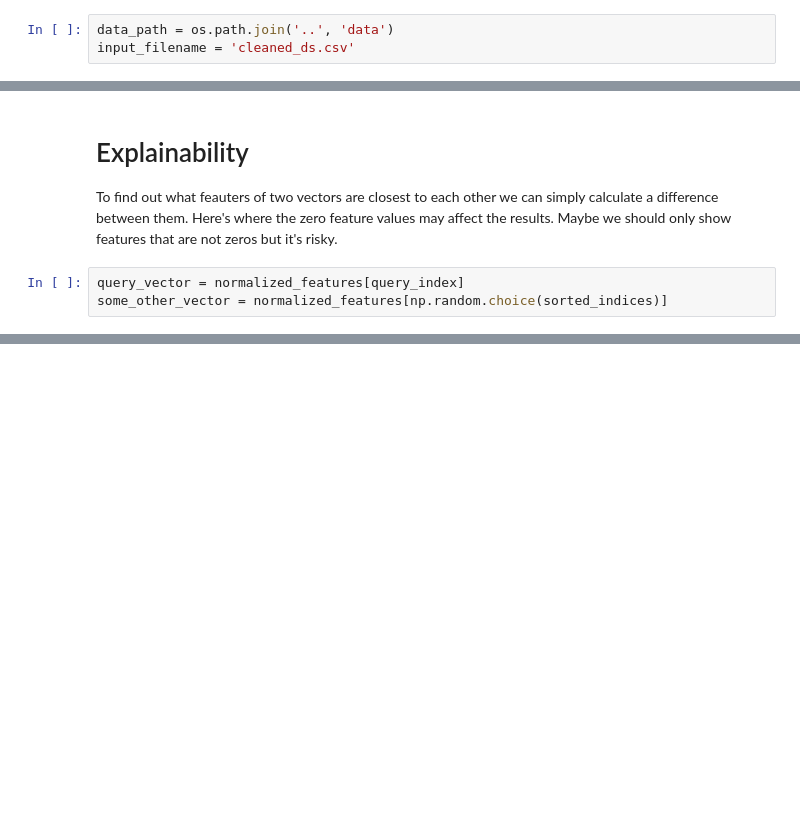
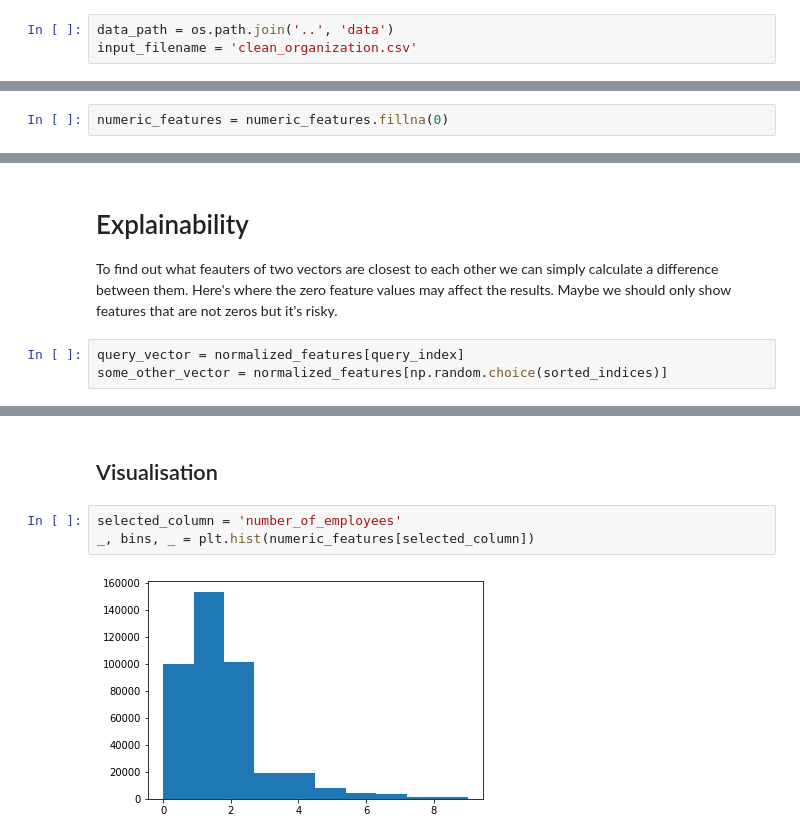
Before and after one commit to aslucki/recommender, a Jupyter notebook: notebooks/1_similarity_comparison.ipynb, the cells around one changed output, grey strips where cells are left out. Saved outputs shown, nothing was run; the diff lists cells and outputs as text; blank space fills up the shorter version.

Commit message:
adding some visualisations

```diff
--- a/notebooks/1_similarity_comparison.ipynb
+++ b/notebooks/1_similarity_comparison.ipynb
@@ -9,7 +13,7 @@ from sklearn.preprocessing import StandardScaler, Normalizer
 %matplotlib inline
 # %%
 data_path = os.path.join('..', 'data')
-input_filename = 'cleaned_ds.csv'
+input_filename = 'clean_organization.csv'
 # %%
 data = pd.read_csv(os.path.join(data_path, input_filename))
 # %% [markdown]
@@ -41,3 +45,5 @@ numeric_features.head()
+# %%
+numeric_features = numeric_features.fillna(0)
 # %% [markdown]
 # Scale features
 There are feauters that have very large values like cb_rank and features
@@ -157,0 +197,7 @@ industries_group_14            industries_group_3
+# %% [markdown]
+## Visualisation
+# %%
+selected_column = 'number_of_employees'
+_, bins, _ = plt.hist(numeric_features[selected_column])
+# %% [output]
+[figure, added]
```
Also changed, not shown: parts of 22 cells of this notebook.
